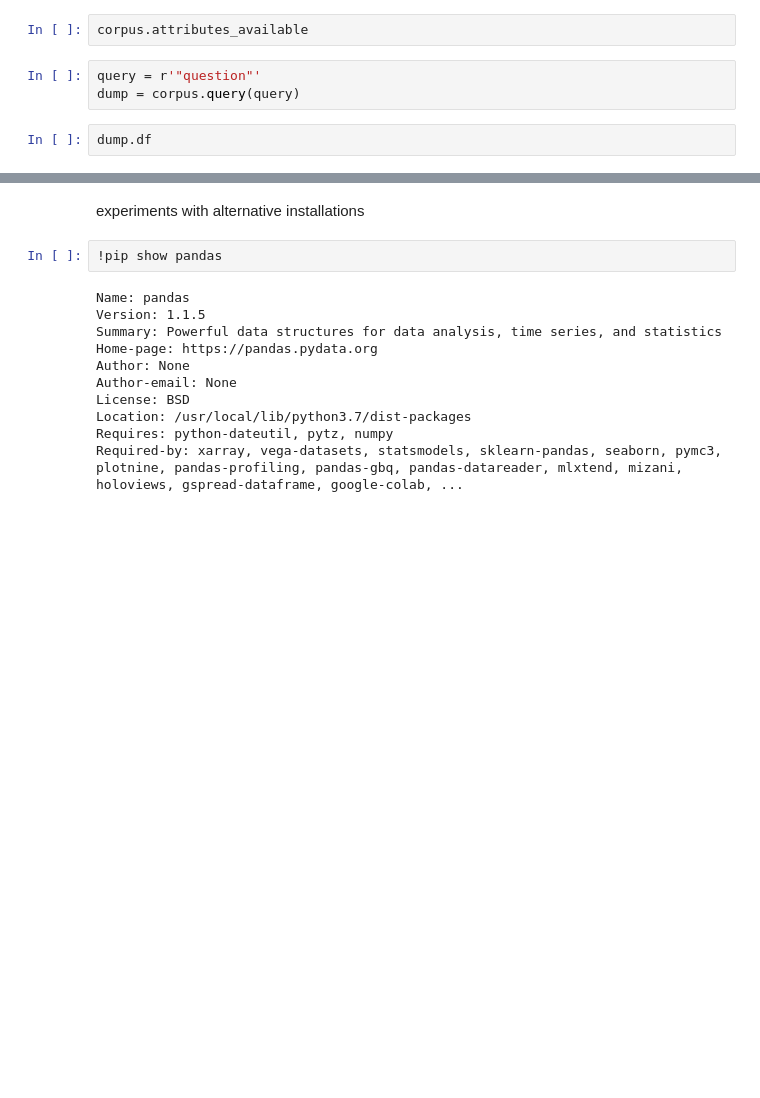
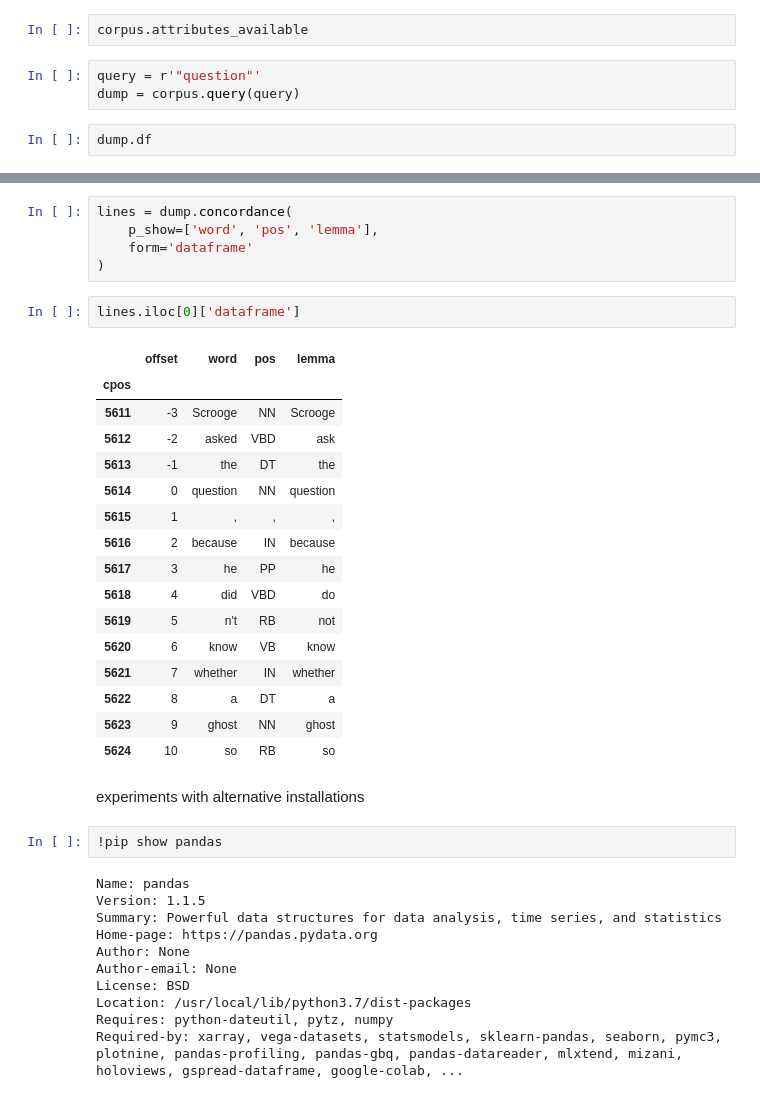
Before and after one commit to bogdanbabych/experiments_NLTK, a Jupyter notebook: cwb2021experimentsV04.ipynb, the cells around one changed output, grey strips where cells are left out. Cells and saved outputs as stored; diff of their text form; blank space fills up the shorter version.

```diff
--- a/cwb2021experimentsV04.ipynb
+++ b/cwb2021experimentsV04.ipynb
@@ -257,3 +360,27 @@ dump.df
+# %%
+lines = dump.concordance(
+    p_show=['word', 'pos', 'lemma'],
+    form='dataframe'
+)
+# %%
+lines.iloc[0]['dataframe']
+# %% [output]
+|  | offset | word | pos | lemma |
+| cpos |  |  |  |  |
+| 5611 | -3 | Scrooge | NN | Scrooge |
+| 5612 | -2 | asked | VBD | ask |
+| 5613 | -1 | the | DT | the |
+| 5614 | 0 | question | NN | question |
+| 5615 | 1 | , | , | , |
+| 5616 | 2 | because | IN | because |
+| 5617 | 3 | he | PP | he |
+| 5618 | 4 | did | VBD | do |
+| 5619 | 5 | n't | RB | not |
+| 5620 | 6 | know | VB | know |
+| 5621 | 7 | whether | IN | whether |
+| 5622 | 8 | a | DT | a |
+| 5623 | 9 | ghost | NN | ghost |
+| 5624 | 10 | so | RB | so |
 # %% [markdown]
 experiments with alternative installations
 # %%
```
Also changed, not shown: parts of 8 cells of this notebook.
